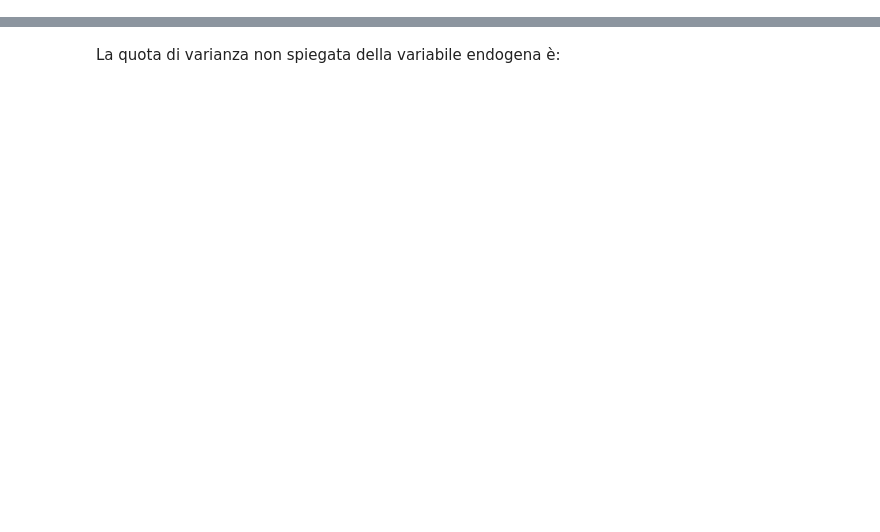
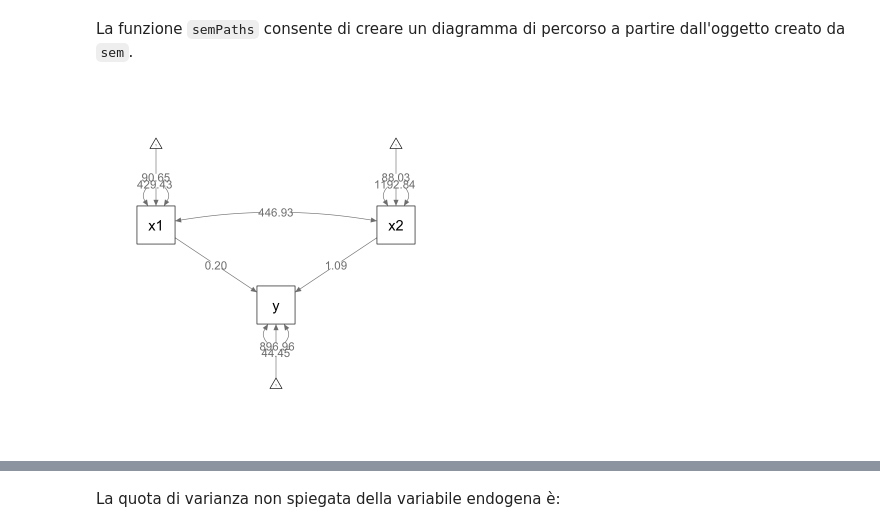
Before and after one commit to ccaudek/cfa_book_2023, a Jupyter notebook: 060_path_analysis.ipynb, the cells around one changed output, grey strips where cells are left out. Drawn from its saved outputs; the diff is of its cells as text; code cells hidden in the pictures; blank space fills up the shorter version.

```diff
--- a/060_path_analysis.ipynb
+++ b/060_path_analysis.ipynb
@@ -56,0 +75,12 @@ name: path_01-fig
+# %%
+set.seed(42)
+n <- 100
+x1 <- rnorm(n, 90, 20)
+x2 <- x1 + rnorm(n, 0, 30)
+y <- 25 + 0.5 * x1 + 1.0 * x2 + rnorm(n, 0, 30)
+
+cor(cbind(x1, x2, y))
+
+dat <- data.frame(
+    y, x1, x2
+)
@@ -77,0 +204,10 @@ name: path_02-fig
+# %%
+m2b <- "
+    y ~ 1 + x1 + x2
+    x1 ~~ x1
+    x2 ~~ x2
+    x1 ~~ x2
+"
+fit2b <- sem(m2b, data = dat)
+parameterEstimates(fit2b) |>
+    print()
@@ -78 +225,14 @@ name: path_02-fig
+# %% [markdown]
+La funzione `semPaths` consente di creare un diagramma di percorso a partire dall'oggetto creato da `sem`.
+# %%
+semPaths(
+    fit2b,
+    whatLabels = "est",
+    sizeMan = 10,
+    edge.label.cex = 1.15,
+    style = "ram",
+    nCharNodes = 0, nCharEdges = 0
+)
+# %% [output]
+[figure, added]
 # %% [markdown]
```
Also changed, not shown: parts of 44 cells of this notebook, 26 other files.
